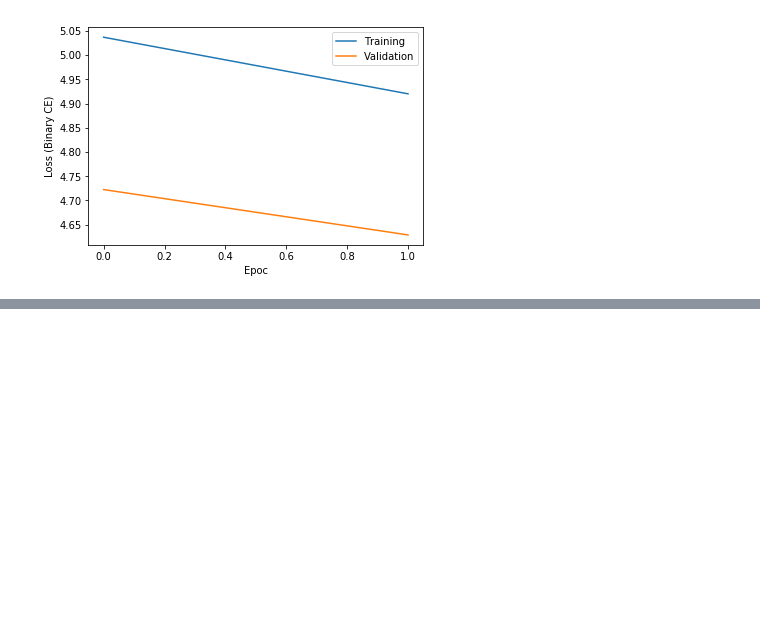
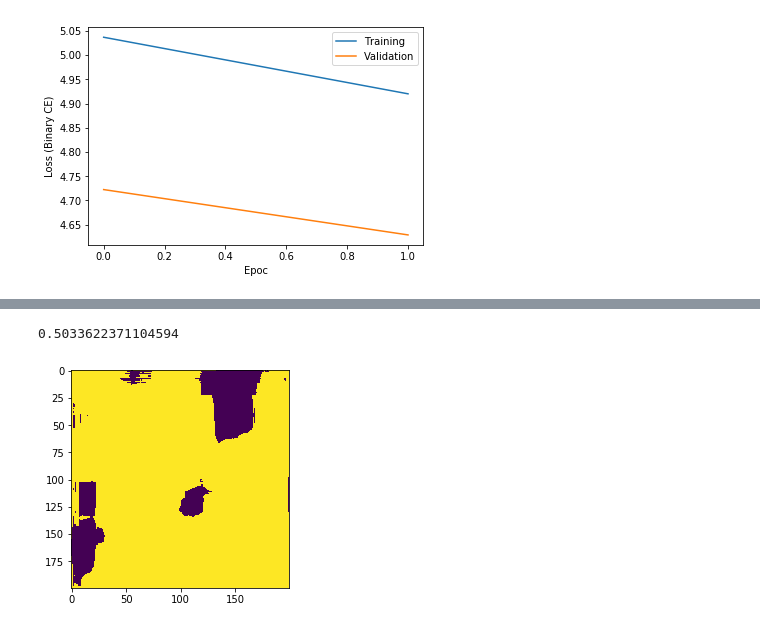
Before and after one commit to RushilDaya/DeepVision, a Jupyter notebook: scripts/03_segmentation_visualise.ipynb, the cells around one changed output, grey strips where cells are left out. Drawn from its saved outputs; the diff is of its cells as text; code cells hidden in the pictures; blank space fills up the shorter version.

```diff
--- a/scripts/03_segmentation_visualise.ipynb
+++ b/scripts/03_segmentation_visualise.ipynb
@@ -63,0 +184,6 @@ plt.imshow(decoded_imgs[291,:,:,0])
+# %%
+plt.imshow(threshed[ind])
+meanDiceScore(threshed,labelMasks)
+# %% [output]
+0.5033622371104594
+[figure, added]
```
Also changed, not shown: parts of 6 cells of this notebook.
